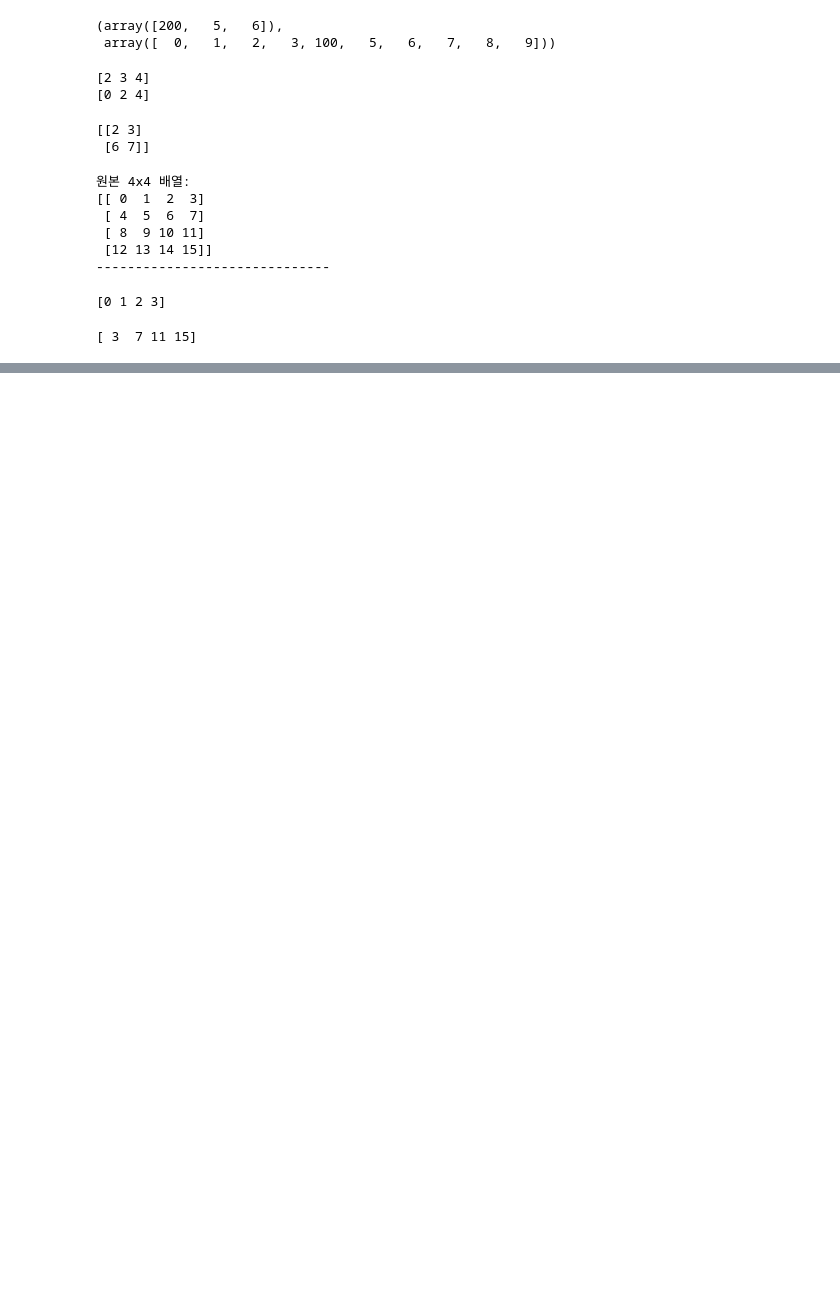
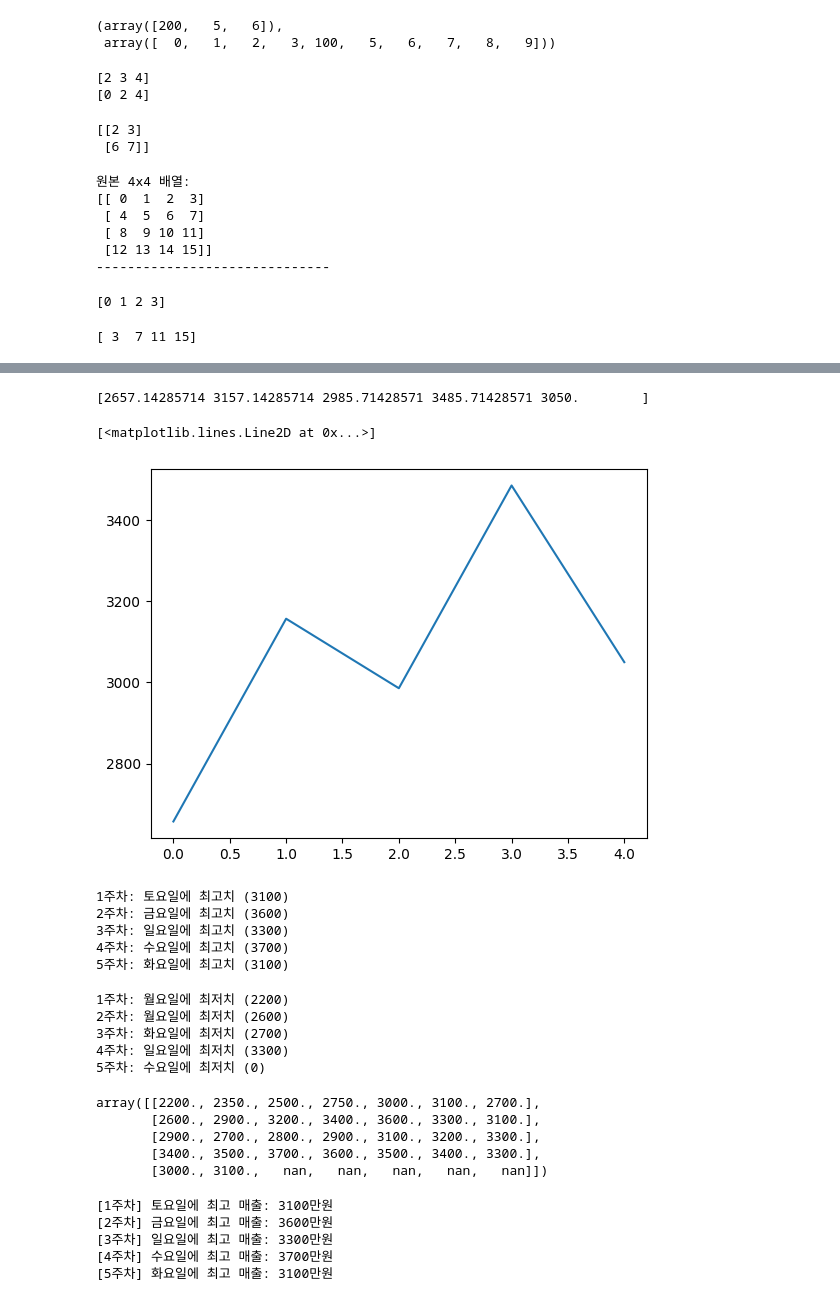
Before and after one commit to jihuikim45/hipython_rep, a Jupyter notebook: 13. numpy.ipynb, the cells around one changed output, grey strips where cells are left out. Drawn from its saved outputs; the diff is of its cells as text; code cells hidden in the pictures; blank space fills up the shorter version.

```diff
--- a/13. numpy.ipynb
+++ b/13. numpy.ipynb
@@ -863,0 +1243,61 @@ array([[ 85,  87,  89],
+# %%
+weekly_data_1 = weekly_data.copy().astype(float)
+weekly_data_1[weekly_data_1==0] = np.nan
+
+weekly_mean = np.nanmean(weekly_data_1, axis=1)
+print(weekly_mean)
+plt.plot(weekly_mean)
+# %% [output]
+[2657.14285714 3157.14285714 2985.71428571 3485.71428571 3050.        ]
+[<matplotlib.lines.Line2D at 0x...>]
+[figure, added]
+# %%
+#각 주차별 최고 매출 요일 출력
+
+week_arr = np.array(weekly_data)
+days = ['월', '화', '수', '목', '금', '토', '일']
+max_days = np.argmax(week_arr, axis=1)
+
+for i, day_idx in enumerate(max_days):
+    print(f"{i+1}주차: {days[day_idx]}요일에 최고치 ({week_arr[i, day_idx]})")
+# %% [output]
+1주차: 토요일에 최고치 (3100)
+2주차: 금요일에 최고치 (3600)
+3주차: 일요일에 최고치 (3300)
+4주차: 수요일에 최고치 (3700)
+5주차: 화요일에 최고치 (3100)
+# %%
+week_arr = np.array(weekly_data)
+days = ['월', '화', '수', '목', '금', '토', '일']
+min_days = np.argmin(week_arr, axis=1)
+
+for i, day_idx in enumerate(min_days):
+    print(f"{i+1}주차: {days[day_idx]}요일에 최저치 ({week_arr[i, day_idx]})")
+# %% [output]
+1주차: 월요일에 최저치 (2200)
+2주차: 월요일에 최저치 (2600)
+3주차: 화요일에 최저치 (2700)
+4주차: 일요일에 최저치 (3300)
+5주차: 수요일에 최저치 (0)
+# %%
+weekly_data_1
+# %% [output]
+array([[2200., 2350., 2500., 2750., 3000., 3100., 2700.],
+       [2600., 2900., 3200., 3400., 3600., 3300., 3100.],
+       [2900., 2700., 2800., 2900., 3100., 3200., 3300.],
+       [3400., 3500., 3700., 3600., 3500., 3400., 3300.],
+       [3000., 3100.,   nan,   nan,   nan,   nan,   nan]])
+# %%
+arr = np.array(weekly_data_1)
+days = ['월', '화', '수', '목', '금', '토', '일']
+
+for i in range(arr.shape[0]):
+    max_day_idx = np.nanargmax(arr[i])
+    max_sales = int(arr[i, max_day_idx])
+    print(f"[{i+1}주차] {days[max_day_idx]}요일에 최고 매출: {max_sales}만원")
+# %% [output]
+[1주차] 토요일에 최고 매출: 3100만원
+[2주차] 금요일에 최고 매출: 3600만원
+[3주차] 일요일에 최고 매출: 3300만원
+[4주차] 수요일에 최고 매출: 3700만원
+[5주차] 화요일에 최고 매출: 3100만원
```
Also changed, not shown: parts of 71 cells of this notebook, 8 other files.
